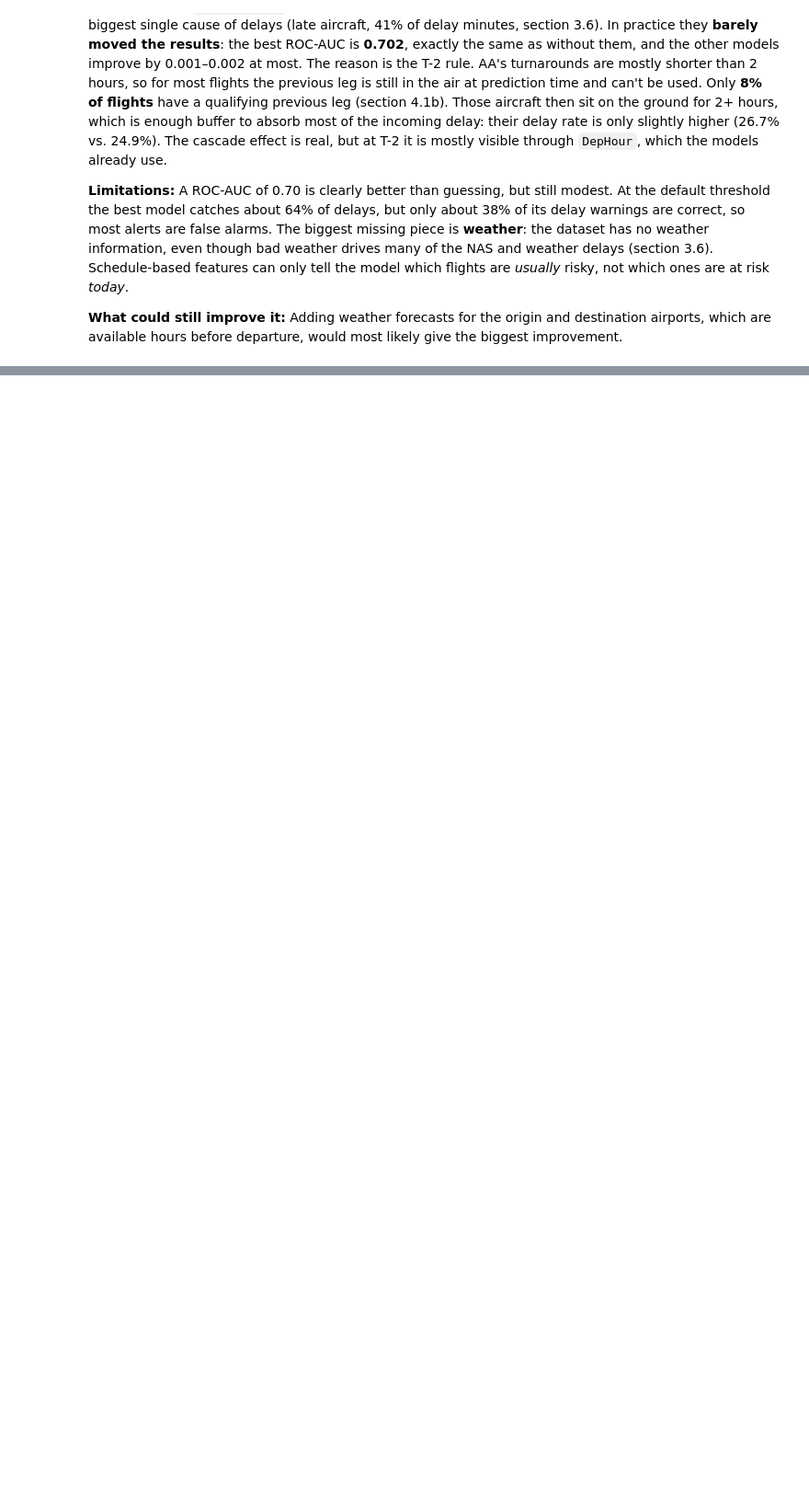
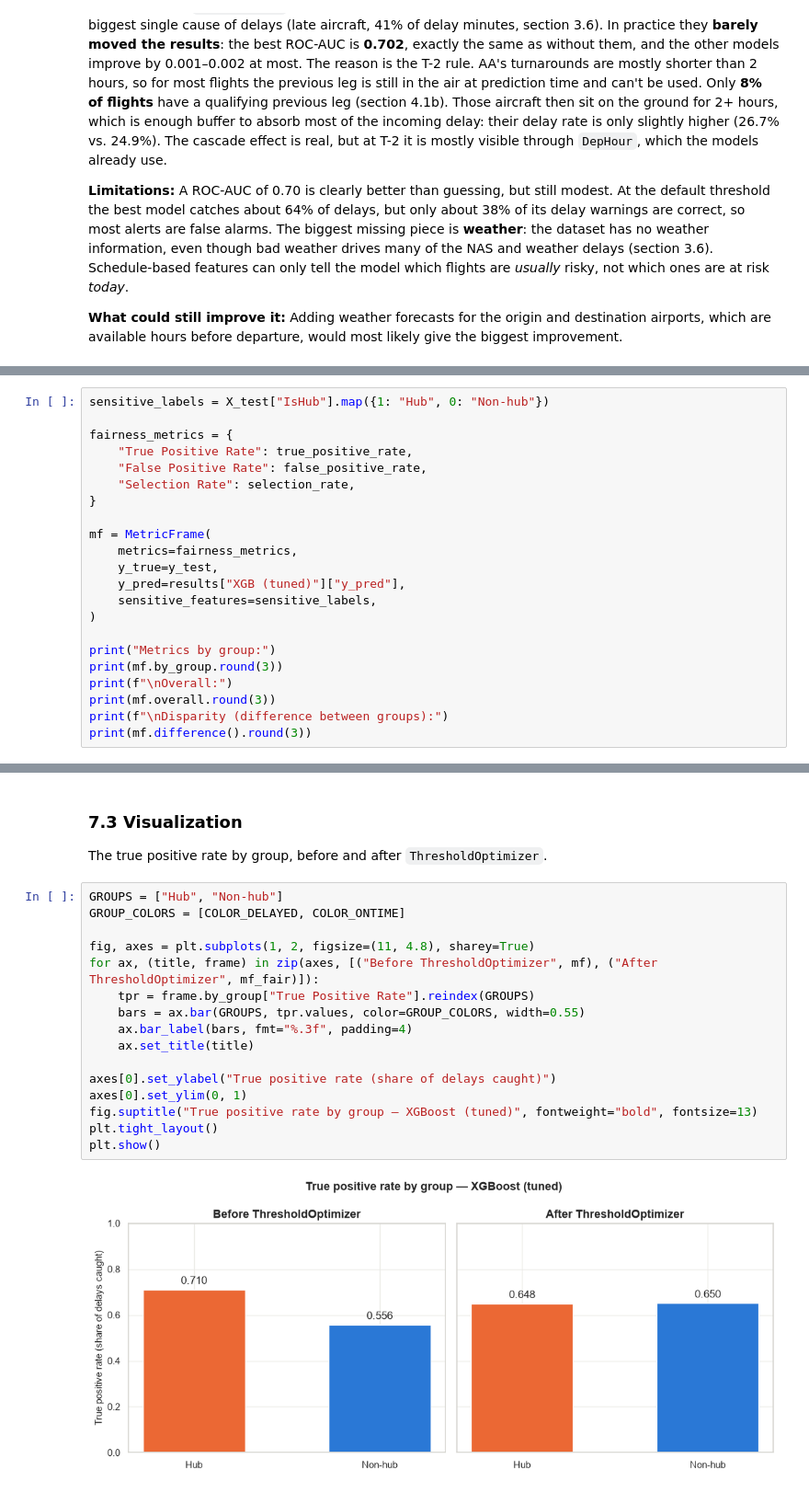
Before and after one commit to GustavDegn123/Airlines-Delay, a Jupyter notebook: flight_delay_prediction_aa.ipynb, the cells around one changed output, grey strips where cells are left out. Shown at 92% size. Cells and saved outputs as stored; diff of their text form; blank space fills up the shorter version.

```diff
--- a/flight_delay_prediction_aa.ipynb
+++ b/flight_delay_prediction_aa.ipynb
@@ -1460,0 +1575,22 @@ plt.show()
+# %%
+sensitive_labels = X_test["IsHub"].map({1: "Hub", 0: "Non-hub"})
+
+fairness_metrics = {
+    "True Positive Rate": true_positive_rate,
+    "False Positive Rate": false_positive_rate,
+    "Selection Rate": selection_rate,
+}
+
+mf = MetricFrame(
+    metrics=fairness_metrics,
+    y_true=y_test,
+    y_pred=results["XGB (tuned)"]["y_pred"],
+    sensitive_features=sensitive_labels,
+)
+
+print("Metrics by group:")
+print(mf.by_group.round(3))
+print(f"\nOverall:")
+print(mf.overall.round(3))
+print(f"\nDisparity (difference between groups):")
+print(mf.difference().round(3))
@@ -1460,0 +1706,22 @@ plt.show()
+# %% [markdown]
+### 7.3 Visualization
+
+The true positive rate by group, before and after `ThresholdOptimizer`.
+# %%
+GROUPS = ["Hub", "Non-hub"]
+GROUP_COLORS = [COLOR_DELAYED, COLOR_ONTIME]
+
+fig, axes = plt.subplots(1, 2, figsize=(11, 4.8), sharey=True)
+for ax, (title, frame) in zip(axes, [("Before ThresholdOptimizer", mf), ("After ThresholdOptimizer", mf_fair)]):
+    tpr = frame.by_group["True Positive Rate"].reindex(GROUPS)
+    bars = ax.bar(GROUPS, tpr.values, color=GROUP_COLORS, width=0.55)
+    ax.bar_label(bars, fmt="%.3f", padding=4)
+    ax.set_title(title)
+
+axes[0].set_ylabel("True positive rate (share of delays caught)")
+axes[0].set_ylim(0, 1)
+fig.suptitle("True positive rate by group — XGBoost (tuned)", fontweight="bold", fontsize=13)
+plt.tight_layout()
+plt.show()
+# %% [output]
+[figure, added]
```
Also changed, not shown: parts of 18 cells of this notebook.
